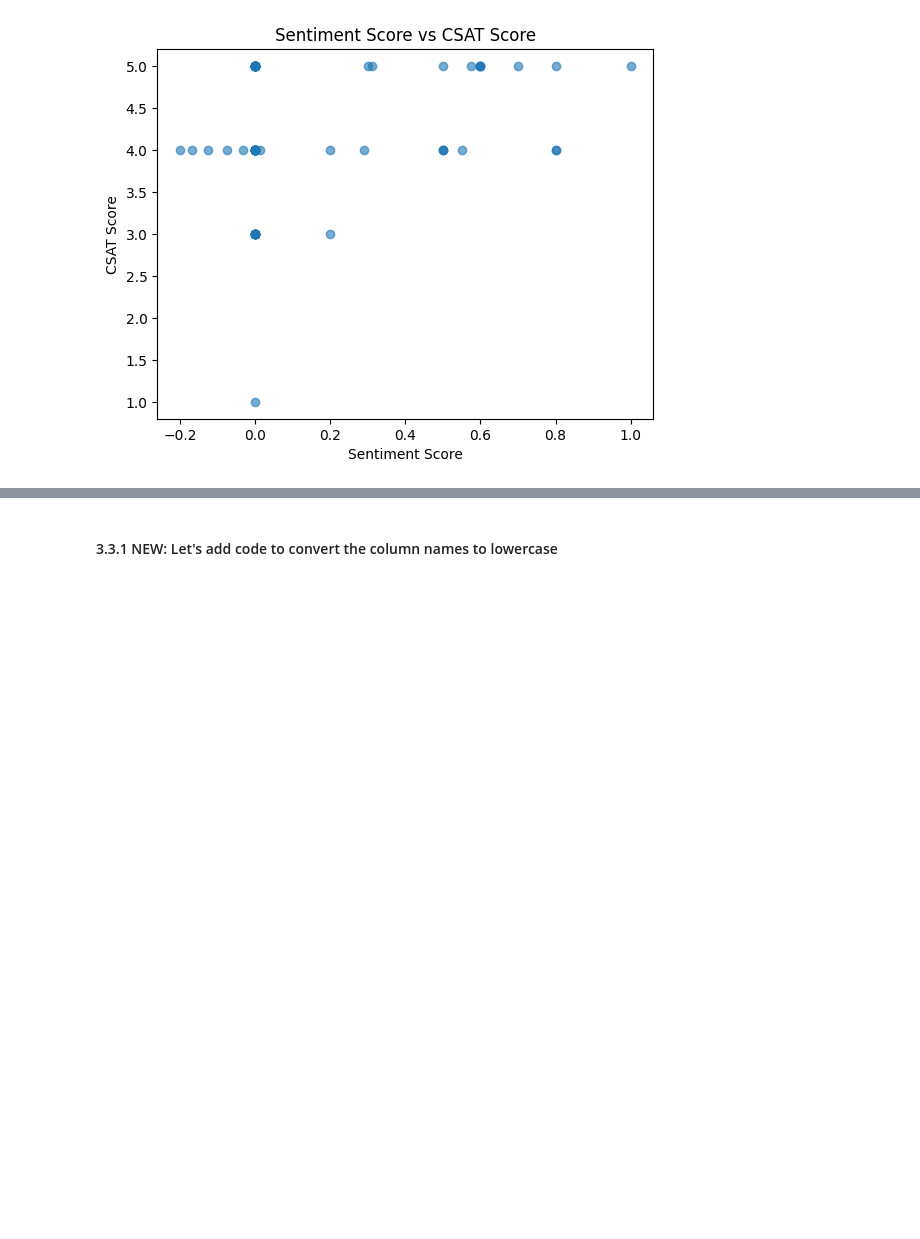
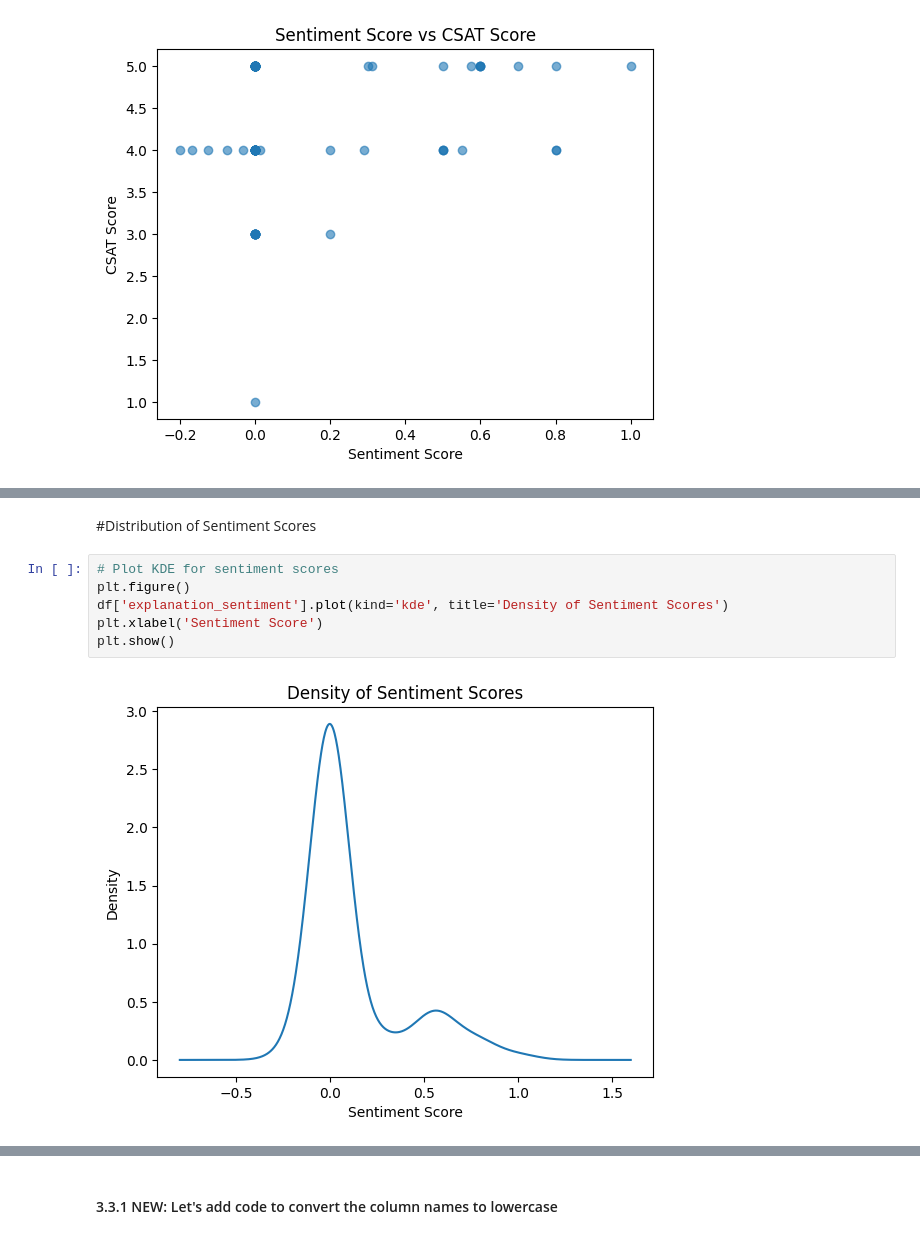
Before and after one commit to gstripling00/conferences, a Jupyter notebook: course_data_analysis.ipynb, the cells around one changed output, grey strips where cells are left out. Saved outputs shown, nothing was run; the diff lists cells and outputs as text; blank space fills up the shorter version.

```diff
--- a/course_data_analysis.ipynb
+++ b/course_data_analysis.ipynb
@@ -344,0 +391,10 @@ plt.show()
+# %% [markdown]
+#Distribution of Sentiment Scores
+# %%
+# Plot KDE for sentiment scores
+plt.figure()
+df['explanation_sentiment'].plot(kind='kde', title='Density of Sentiment Scores')
+plt.xlabel('Sentiment Score')
+plt.show()
+# %% [output]
+[figure, added]
```
Also changed, not shown: parts of 18 cells of this notebook.
